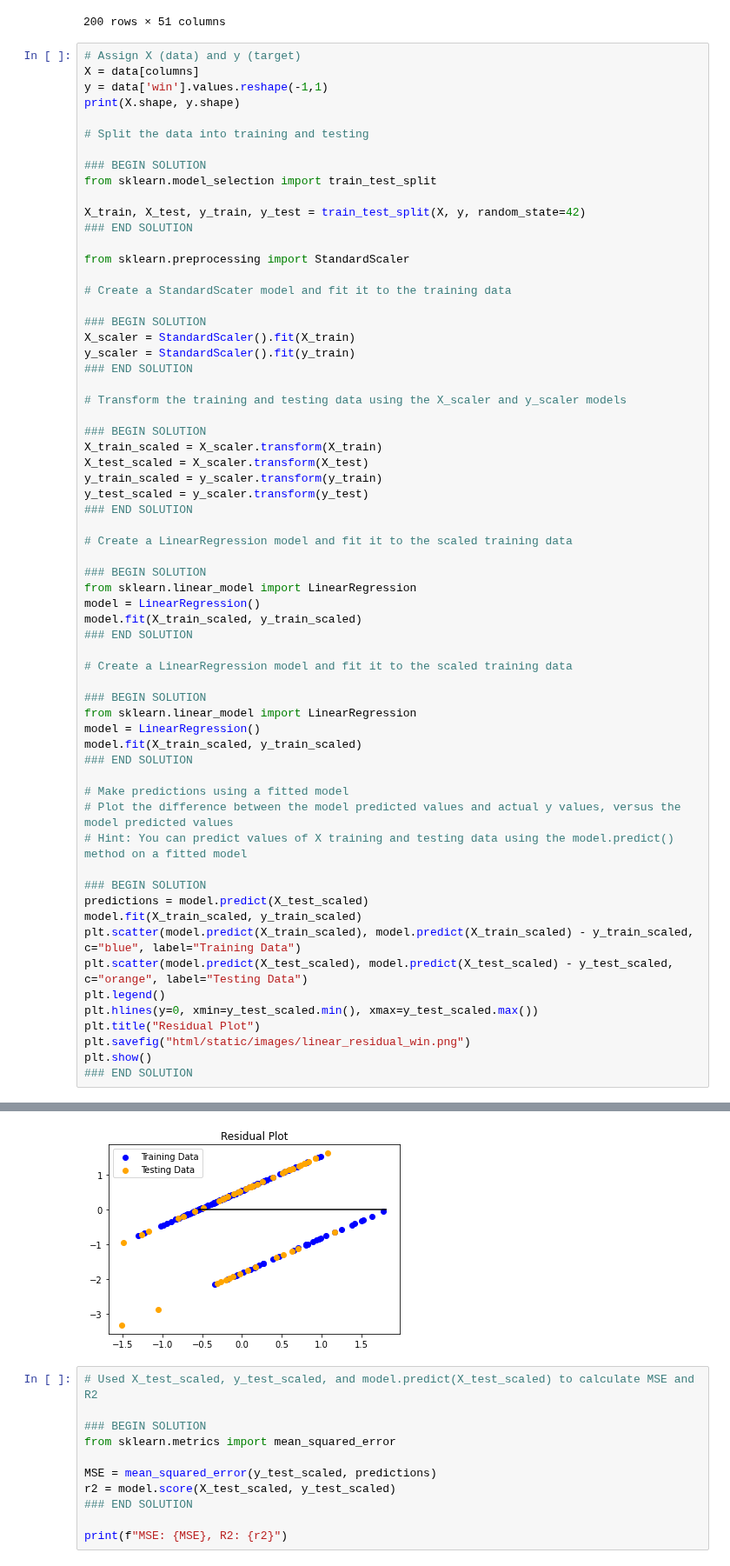
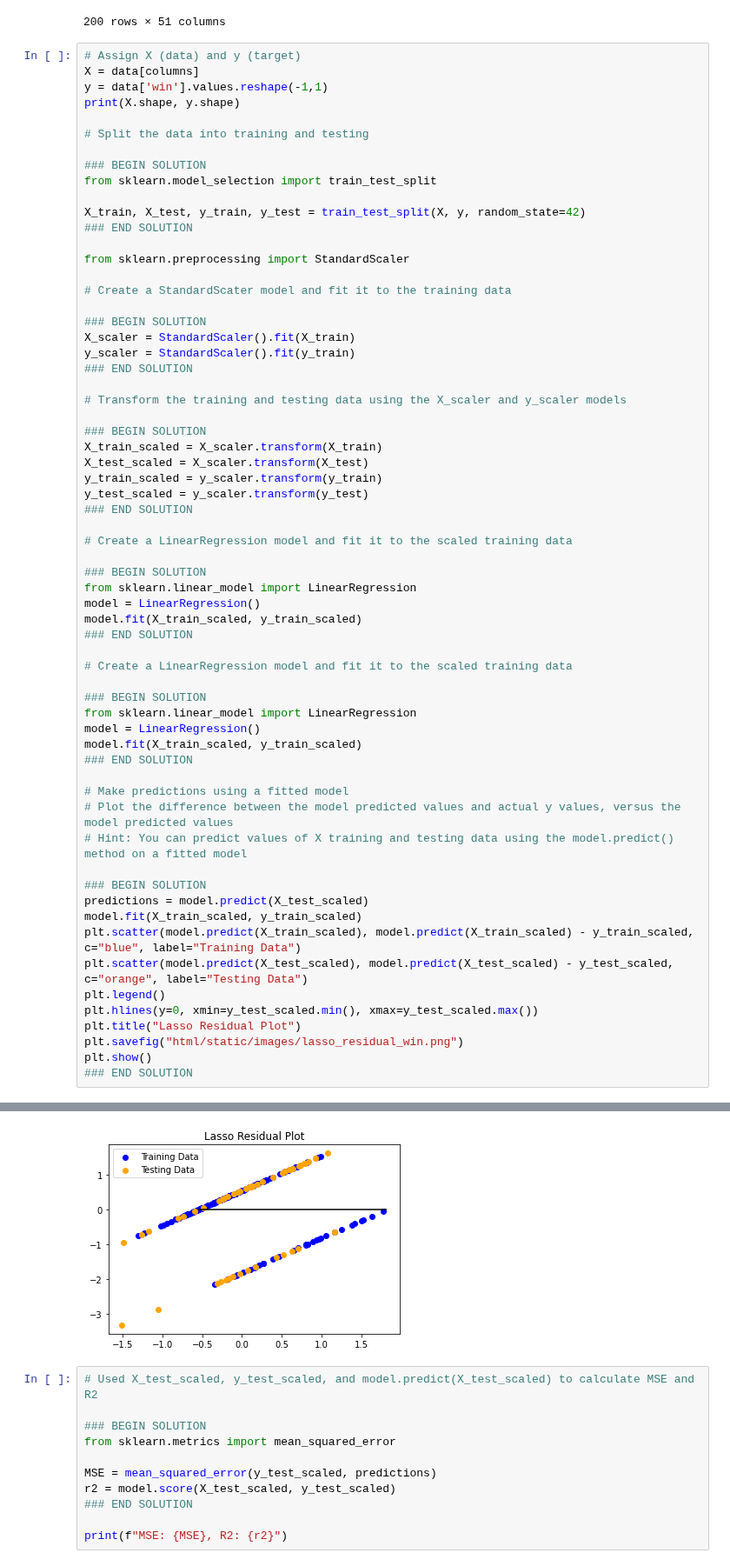
Before and after one commit to jayjackson22/final-project, a Jupyter notebook: final-model-1-multiple regression-win.ipynb, the cells around one changed output, grey strips where cells are left out. Shown at 87% size. Saved outputs shown, nothing was run; the diff lists cells and outputs as text.

```diff
--- a/final-model-1-multiple regression-win.ipynb
+++ b/final-model-1-multiple regression-win.ipynb
@@ -92,36 +92,36 @@ y_test_scaled = y_scaler.transform(y_test)
 
 ### BEGIN SOLUTION
 from sklearn.linear_model import LinearRegression
 model = LinearRegression()
 model.fit(X_train_scaled, y_train_scaled)
 ### END SOLUTION
 
 # Create a LinearRegression model and fit it to the scaled training data
 
 ### BEGIN SOLUTION
 from sklearn.linear_model import LinearRegression
 model = LinearRegression()
 model.fit(X_train_scaled, y_train_scaled)
 ### END SOLUTION
 
 # Make predictions using a fitted model
 # Plot the difference between the model predicted values and actual y values, versus the model predicted values
 # Hint: You can predict values of X training and testing data using the model.predict() method on a fitted model
 
 ### BEGIN SOLUTION
 predictions = model.predict(X_test_scaled)
 model.fit(X_train_scaled, y_train_scaled)
 plt.scatter(model.predict(X_train_scaled), model.predict(X_train_scaled) - y_train_scaled, c="blue", label="Training Data")
 plt.scatter(model.predict(X_test_scaled), model.predict(X_test_scaled) - y_test_scaled, c="orange", label="Testing Data")
 plt.legend()
 plt.hlines(y=0, xmin=y_test_scaled.min(), xmax=y_test_scaled.max())
-plt.title("Residual Plot")
-plt.savefig("html/static/images/linear_residual_win.png")
+plt.title("Lasso Residual Plot")
+plt.savefig("html/static/images/lasso_residual_win.png")
 plt.show()
 ### END SOLUTION
 # %% [output]
 (200, 50) (200, 1)
-[figure, old version]
+[figure, new version]
 # %%
 # Used X_test_scaled, y_test_scaled, and model.predict(X_test_scaled) to calculate MSE and R2
 
```
Also changed, not shown: parts of 1 cell of this notebook, 12 other files.
